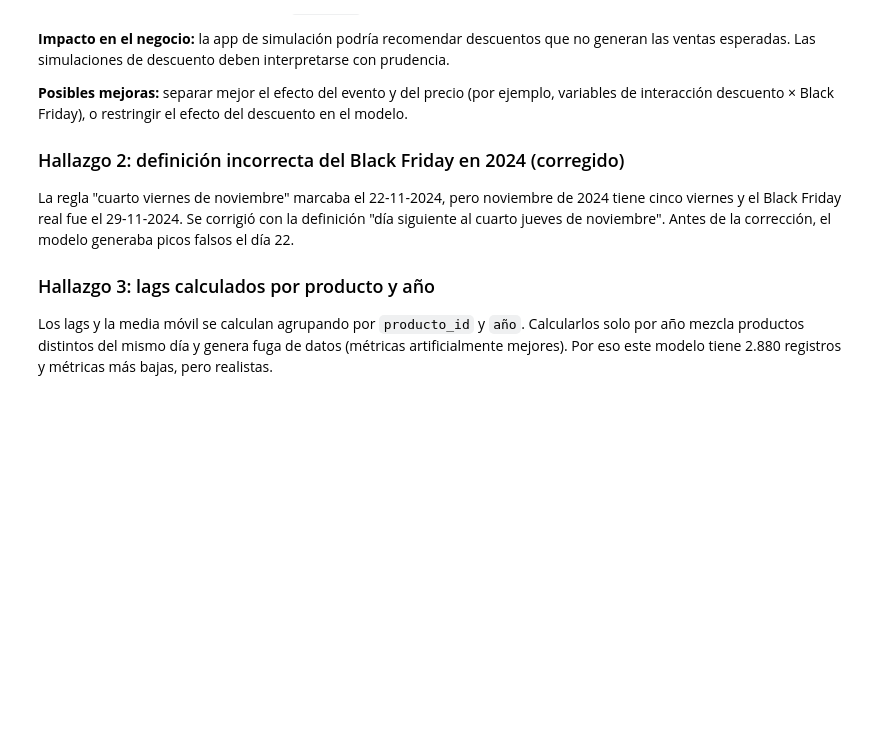
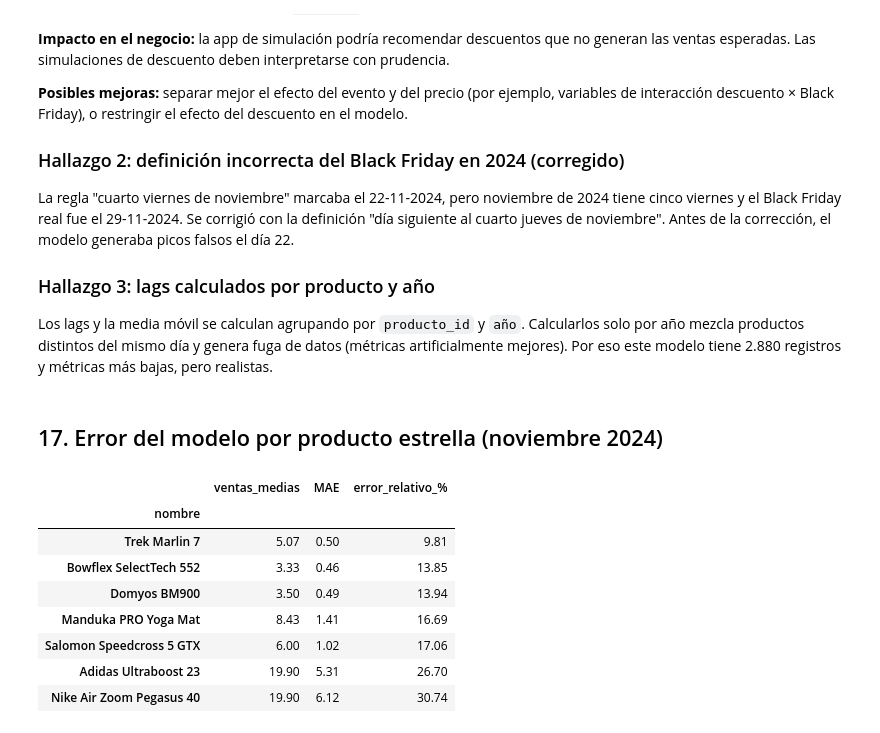
Before and after one commit to florenciaalmironfr-svg/prevision-ventes, a Jupyter notebook: notebooks/Entrenamiento.ipynb, the cells around one changed output. Drawn from its saved outputs; the diff is of its cells as text; code cells hidden in the pictures; blank space fills up the shorter version.

```diff
--- a/notebooks/Entrenamiento.ipynb
+++ b/notebooks/Entrenamiento.ipynb
@@ -939,3 +939,31 @@ La regla "cuarto viernes de noviembre" marcaba el 22-11-2024, pero noviembre de
 ### Hallazgo 3: lags calculados por producto y año
 
 Los lags y la media móvil se calculan agrupando por `producto_id` y `año`. Calcularlos solo por año mezcla productos distintos del mismo día y genera fuga de datos (métricas artificialmente mejores). Por eso este modelo tiene 2.880 registros y métricas más bajas, pero realistas.
+# %% [markdown]
+## 17. Error del modelo por producto estrella (noviembre 2024)
+# %%
+# Error absoluto de cada día: diferencia entre real y predicción
+nov_estrella = nov_estrella.assign(
+    error_abs=(nov_estrella["unidades_vendidas"] - nov_estrella["prediccion"]).abs()
+)
+
+# Resumen por producto
+mae_productos = nov_estrella.groupby("nombre").agg(
+    ventas_medias=("unidades_vendidas", "mean"),
+    MAE=("error_abs", "mean"),
+)
+
+# Error relativo: el MAE en proporción a las ventas del producto
+mae_productos["error_relativo_%"] = mae_productos["MAE"] / mae_productos["ventas_medias"] * 100
+
+mae_productos.round(2).sort_values("error_relativo_%")
+# %% [output]
+|  | ventas_medias | MAE | error_relativo_% |
+| nombre |  |  |  |
+| Trek Marlin 7 | 5.07 | 0.50 | 9.81 |
+| Bowflex SelectTech 552 | 3.33 | 0.46 | 13.85 |
+| Domyos BM900 | 3.50 | 0.49 | 13.94 |
+| Manduka PRO Yoga Mat | 8.43 | 1.41 | 16.69 |
+| Salomon Speedcross 5 GTX | 6.00 | 1.02 | 17.06 |
+| Adidas Ultraboost 23 | 19.90 | 5.31 | 26.70 |
+| Nike Air Zoom Pegasus 40 | 19.90 | 6.12 | 30.74 |
```
Also changed, not shown: parts of 8 cells of this notebook.
